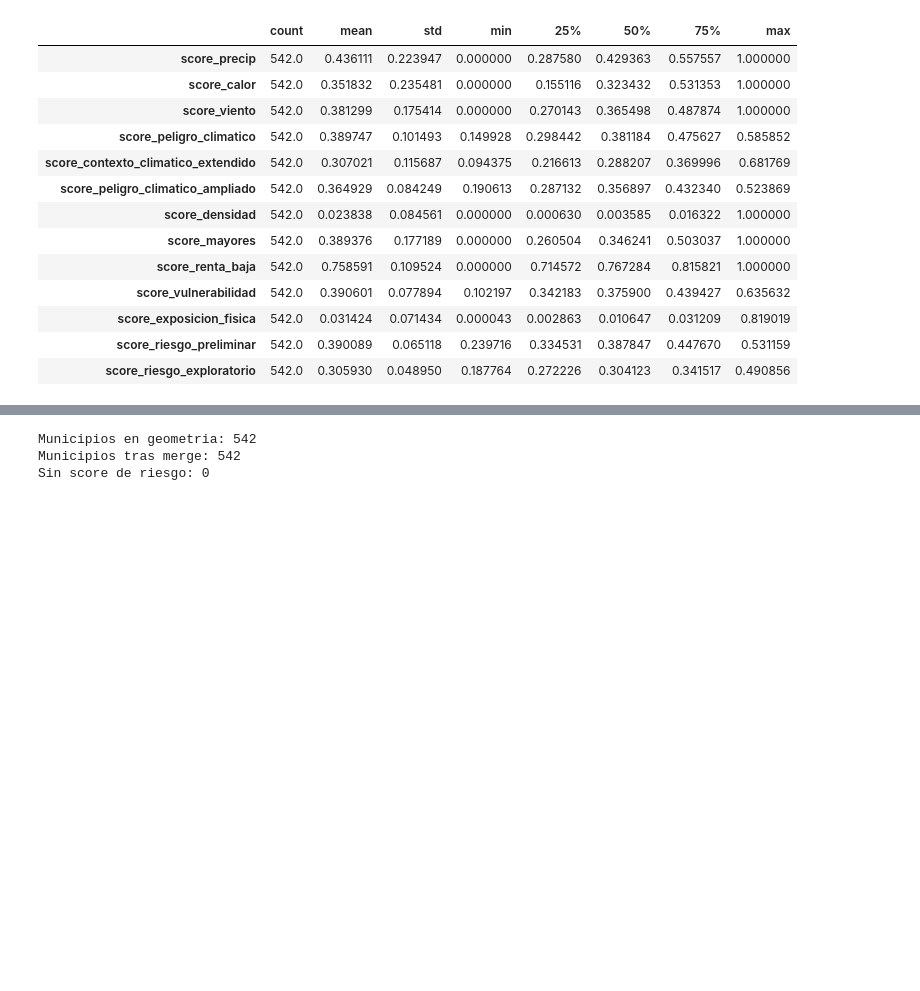
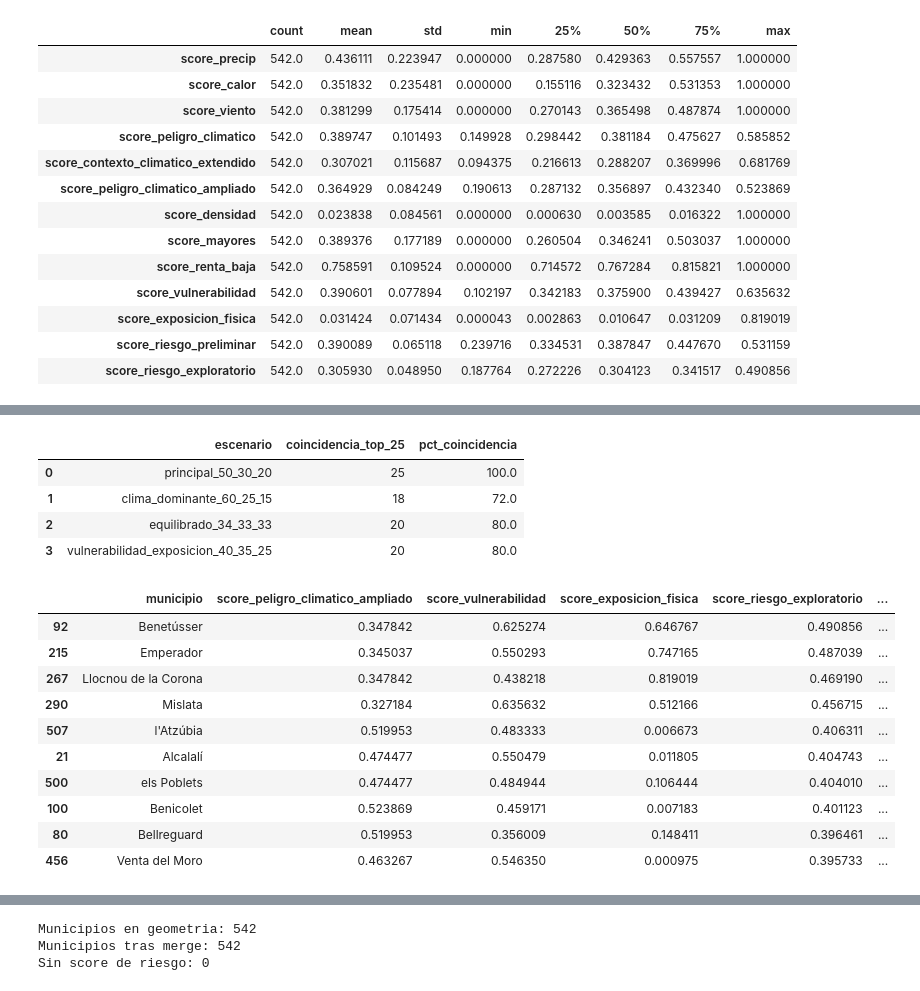
Before and after one commit to gonzalolarriba/modelo-geoespacial-riesgo-climatico, a Jupyter notebook: notebooks/notebook_3_analisis_dato.ipynb, the cells around one changed output, grey strips where cells are left out. Drawn from its saved outputs; the diff is of its cells as text; code cells hidden in the pictures; blank space fills up the shorter version.

Commit message:
docs(data-analysis): strengthen risk score justification

```diff
--- a/notebooks/notebook_3_analisis_dato.ipynb
+++ b/notebooks/notebook_3_analisis_dato.ipynb
@@ -969,0 +1086,60 @@ display(df_mun[score_cols].describe().T)
+# %%
+risk_weight_scenarios = pd.DataFrame(
+    {
+        "principal_50_30_20": (
+            0.50 * df_mun["score_peligro_climatico_ampliado"]
+            + 0.30 * df_mun["score_vulnerabilidad"]
+            + 0.20 * df_mun["score_exposicion_fisica"]
+        ),
+        "clima_dominante_60_25_15": (
+            0.60 * df_mun["score_peligro_climatico_ampliado"]
+            + 0.25 * df_mun["score_vulnerabilidad"]
+            + 0.15 * df_mun["score_exposicion_fisica"]
+        ),
+        "equilibrado_34_33_33": (
+            0.34 * df_mun["score_peligro_climatico_ampliado"]
+            + 0.33 * df_mun["score_vulnerabilidad"]
+            + 0.33 * df_mun["score_exposicion_fisica"]
+        ),
+        "vulnerabilidad_exposicion_40_35_25": (
+            0.40 * df_mun["score_peligro_climatico_ampliado"]
+            + 0.35 * df_mun["score_vulnerabilidad"]
+            + 0.25 * df_mun["score_exposicion_fisica"]
+        ),
+    }
+)
+
+spearman_sensitivity = risk_weight_scenarios.corr(method="spearman").round(3)
+display(spearman_sensitivity)
+
+top_n = 25
+main_top = set(risk_weight_scenarios["principal_50_30_20"].nlargest(top_n).index)
+
+overlap_rows = []
+for scenario in risk_weight_scenarios.columns:
+    scenario_top = set(risk_weight_scenarios[scenario].nlargest(top_n).index)
+    overlap = len(main_top & scenario_top)
+    overlap_rows.append(
+        {
+            "escenario": scenario,
+            "coincidencia_top_25": overlap,
+            "pct_coincidencia": round(overlap / top_n * 100, 1),
+        }
+    )
+
+sensitivity_overlap = pd.DataFrame(overlap_rows)
+display(sensitivity_overlap)
+
+top_sensitivity_cols = [
+    "municipio",
+    "score_peligro_climatico_ampliado",
+    "score_vulnerabilidad",
+    "score_exposicion_fisica",
+    "score_riesgo_exploratorio",
+]
+
+display(
+    df_mun.loc[risk_weight_scenarios["principal_50_30_20"].nlargest(10).index, top_sensitivity_cols]
+    .assign(ranking_principal=range(1, 11))
+)
+# %% [output]
@@ -969,0 +1151,16 @@ display(df_mun[score_cols].describe().T)
+|  | escenario | coincidencia_top_25 | pct_coincidencia |
+| 0 | principal_50_30_20 | 25 | 100.0 |
+| 1 | clima_dominante_60_25_15 | 18 | 72.0 |
+| 2 | equilibrado_34_33_33 | 20 | 80.0 |
+| 3 | vulnerabilidad_exposicion_40_35_25 | 20 | 80.0 |
+|  | municipio | score_peligro_climatico_ampliado | score_vulnerabilidad | score_exposicion_fisica | score_riesgo_exploratorio | ... |
+| 92 | Benetússer | 0.347842 | 0.625274 | 0.646767 | 0.490856 | ... |
+| 215 | Emperador | 0.345037 | 0.550293 | 0.747165 | 0.487039 | ... |
+| 267 | Llocnou de la Corona | 0.347842 | 0.438218 | 0.819019 | 0.469190 | ... |
+| 290 | Mislata | 0.327184 | 0.635632 | 0.512166 | 0.456715 | ... |
+| 507 | l'Atzúbia | 0.519953 | 0.483333 | 0.006673 | 0.406311 | ... |
+| 21 | Alcalalí | 0.474477 | 0.550479 | 0.011805 | 0.404743 | ... |
+| 500 | els Poblets | 0.474477 | 0.484944 | 0.106444 | 0.404010 | ... |
+| 100 | Benicolet | 0.523869 | 0.459171 | 0.007183 | 0.401123 | ... |
+| 80 | Bellreguard | 0.519953 | 0.356009 | 0.148411 | 0.396461 | ... |
+| 456 | Venta del Moro | 0.463267 | 0.546350 | 0.000975 | 0.395733 | ... |
```
Also changed, not shown: parts of 12 cells of this notebook.
